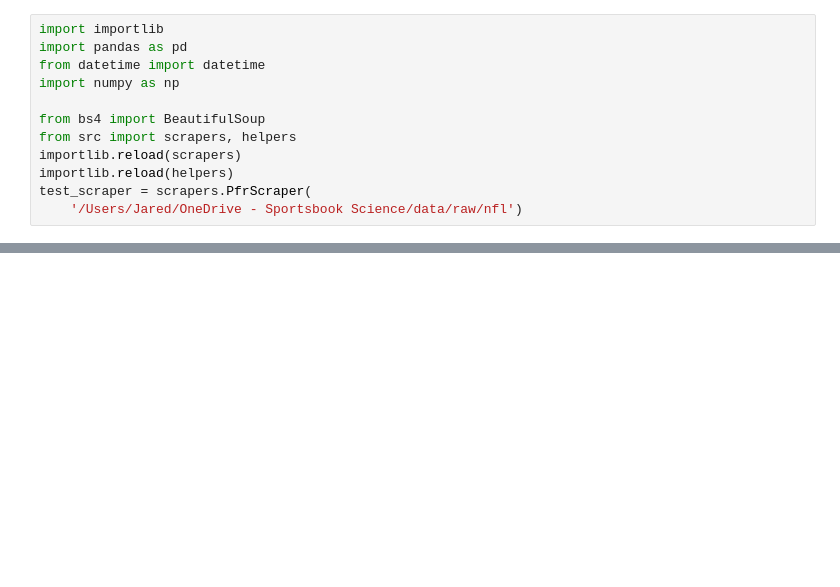
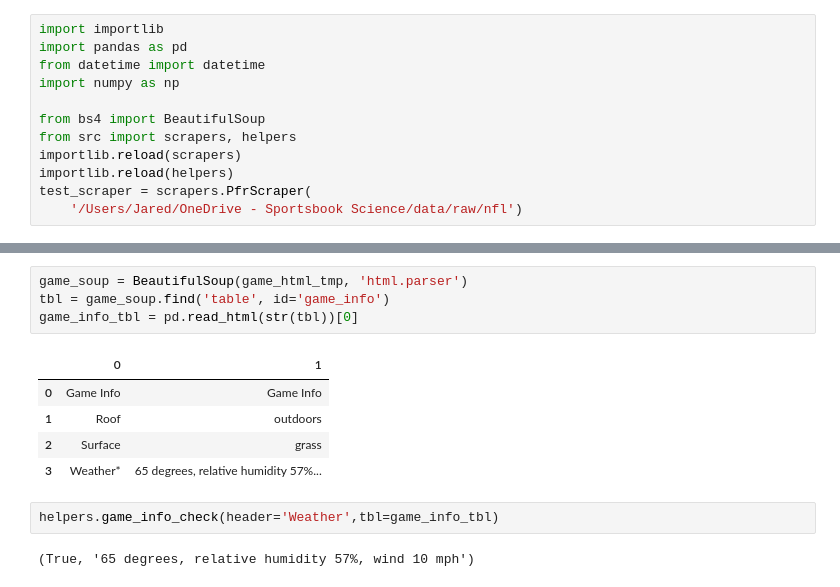
Before and after one commit to freadolay/sports-reference-scrapers, a Jupyter notebook: examples_using_class.ipynb, the cells around one changed output, grey strips where cells are left out. Saved outputs shown, nothing was run; the diff lists cells and outputs as text; blank space fills up the shorter version.

```diff
--- a/examples_using_class.ipynb
+++ b/examples_using_class.ipynb
@@ -179,0 +49,14 @@ outdoors
+# %%
+game_soup = BeautifulSoup(game_html_tmp, 'html.parser')
+tbl = game_soup.find('table', id='game_info')
+game_info_tbl = pd.read_html(str(tbl))[0]
+# %% [output]
+|  | 0 | 1 |
+| 0 | Game Info | Game Info |
+| 1 | Roof | outdoors |
+| 2 | Surface | grass |
+| 3 | Weather* | 65 degrees, relative humidity 57%... |
+# %%
+helpers.game_info_check(header='Weather',tbl=game_info_tbl)
+# %% [output]
+(True, '65 degrees, relative humidity 57%, wind 10 mph')
```
Also changed, not shown: parts of 11 cells of this notebook, 2 other files.
